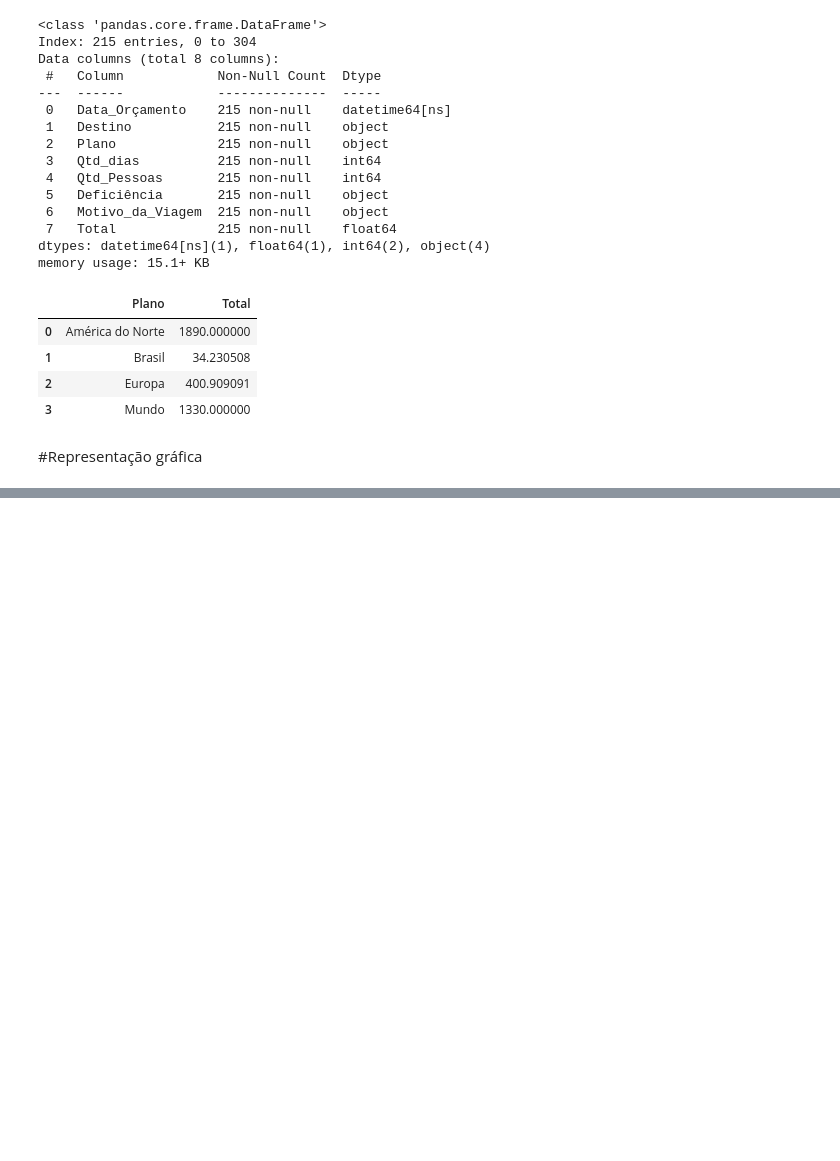
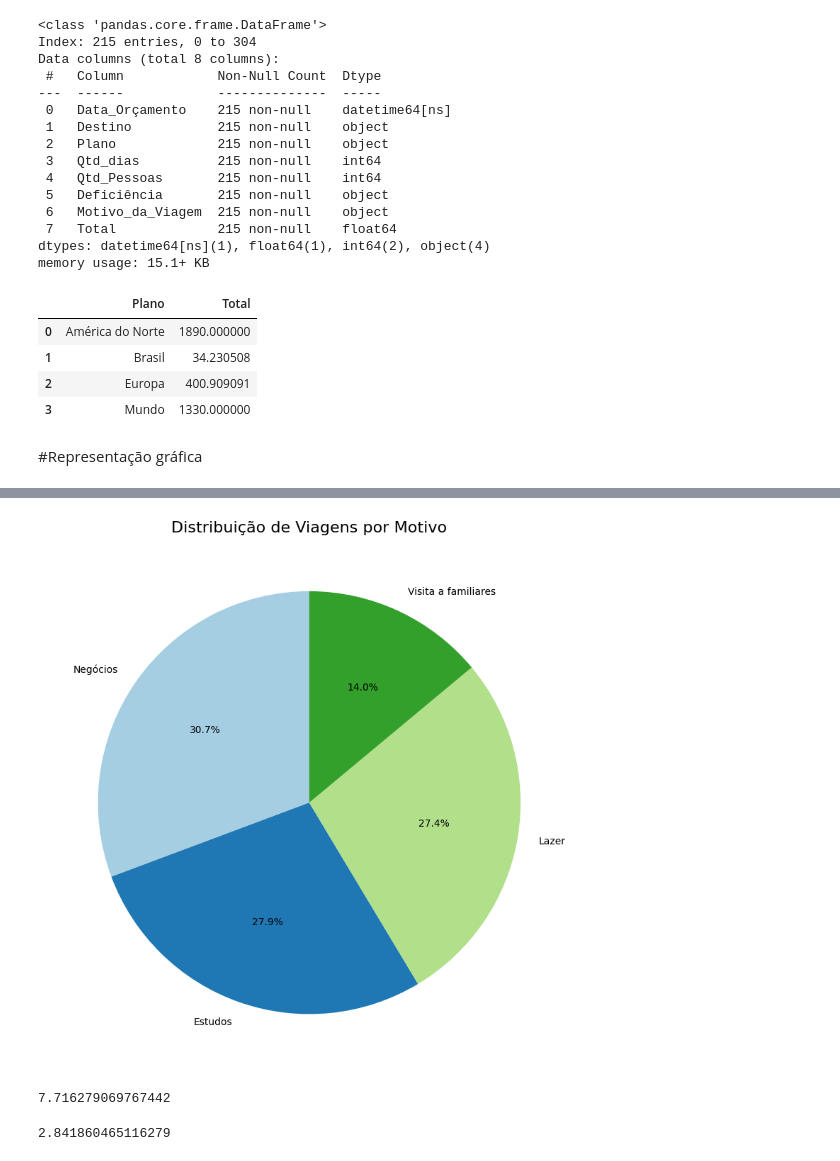
Before and after one commit to mariric/Projeto-Pacote-de-Viagens, a Jupyter notebook: Projeto_Seguro_Viagem.ipynb, the cells around one changed output, grey strips where cells are left out. Cells and saved outputs as stored; diff of their text form; code cells hidden in the pictures; blank space fills up the shorter version.

```diff
--- a/Projeto_Seguro_Viagem.ipynb
+++ b/Projeto_Seguro_Viagem.ipynb
@@ -380,0 +381,6 @@ ax.set (xlabel = "Plano ", ylabel = "Total", title = "Faturamento por ")
+# %%
+# agrupamento da quantidade por motivo de viagem
+
+
+qtd_motivo = base_viagem['Motivo_da_Viagem'].value_counts()
+qtd_motivo
@@ -380,0 +397,21 @@ ax.set (xlabel = "Plano ", ylabel = "Total", title = "Faturamento por ")
+# %%
+# Criar um gráfico de pizza
+qtd_motivo.plot(kind='pie', autopct='%1.1f%%', figsize=(8, 8), startangle=90, colors=plt.cm.Paired.colors)
+plt.title("Distribuição de Viagens por Motivo", fontsize=16)
+plt.ylabel("")  # Remove o rótulo do eixo Y
+plt.tight_layout()
+plt.show()
+# %% [output]
+[figure, added]
+# %%
+# média de dias
+media_dias = base_viagem['Qtd_dias'].mean()
+media_dias
+# %% [output]
+7.716279069767442
+# %%
+# media de acompanhantes
+media_pessoas = base_viagem['Qtd_Pessoas'].mean()
+media_pessoas
+# %% [output]
+2.841860465116279
```
Also changed, not shown: parts of 11 cells of this notebook.
